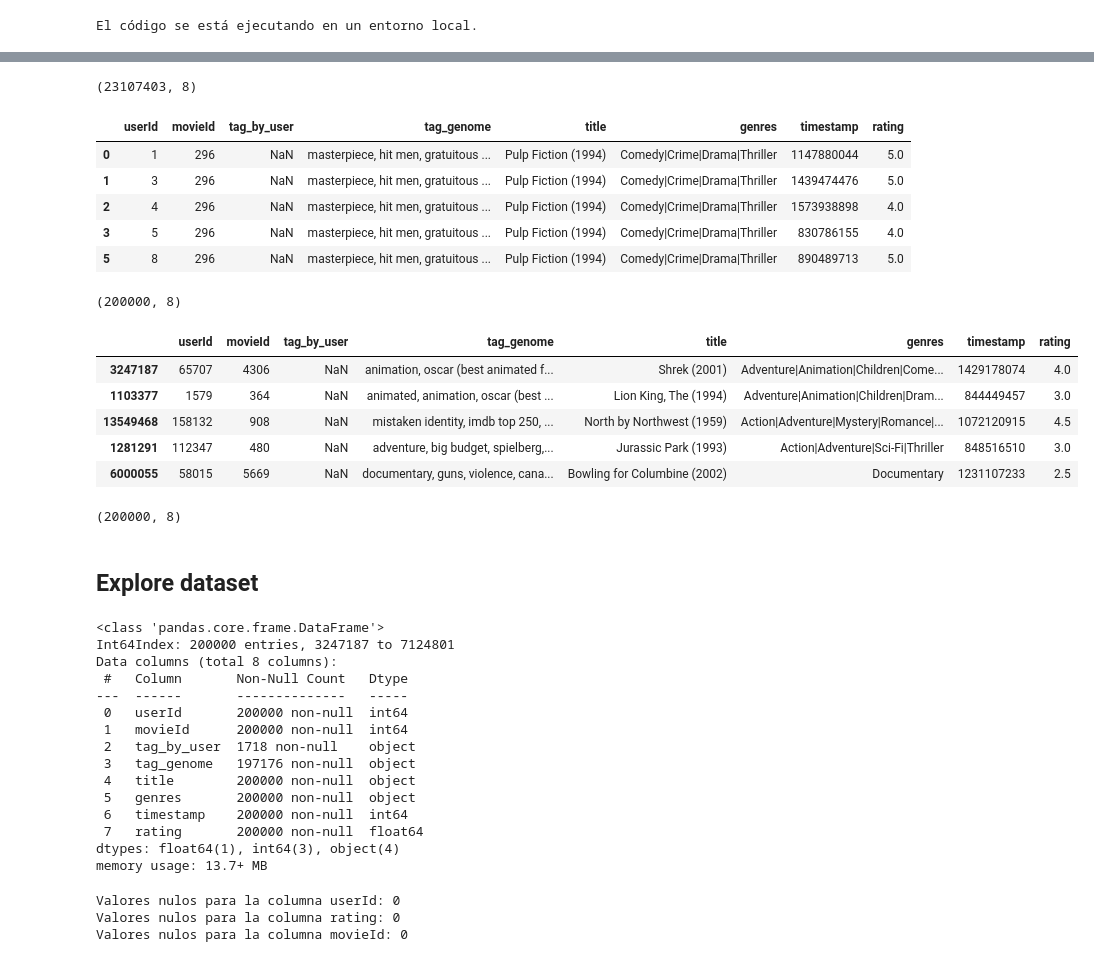
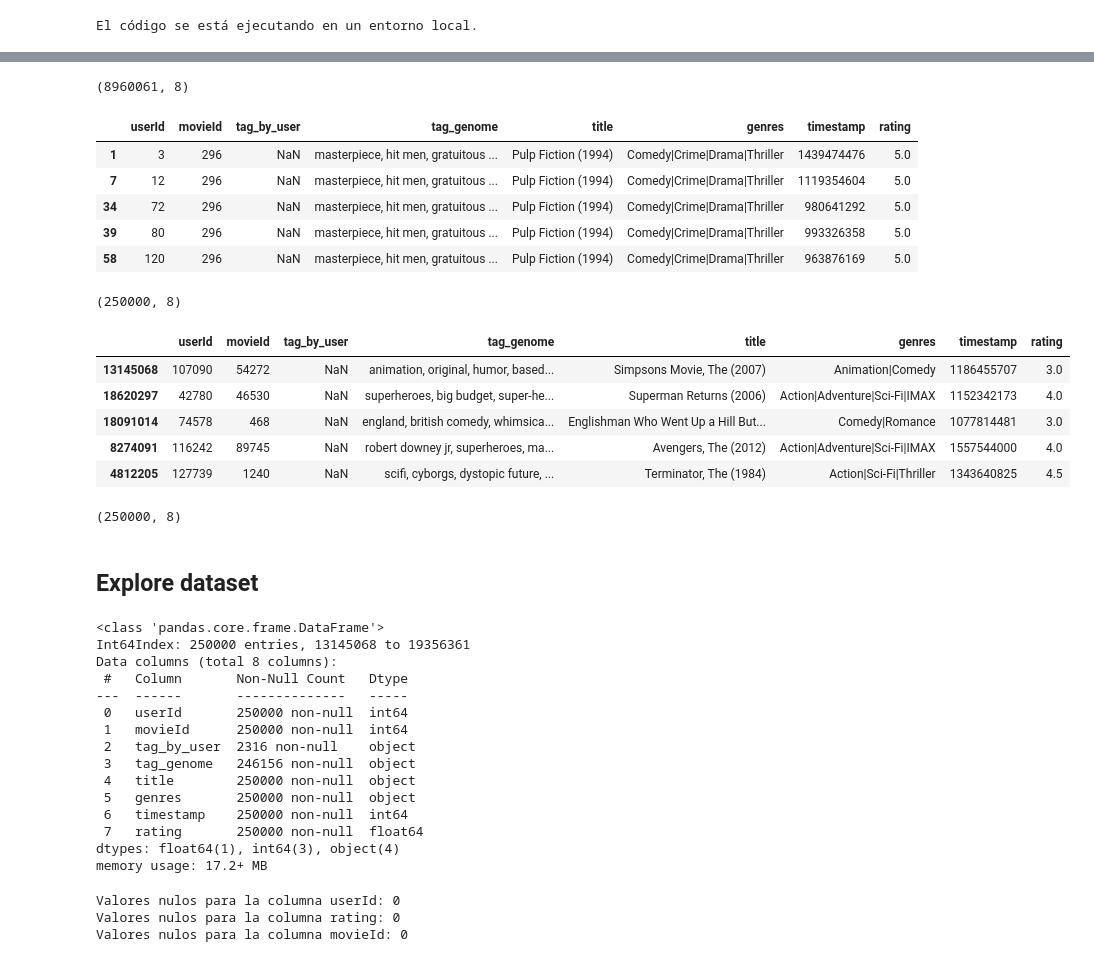
Before and after one commit to Jaime44/WorkSpace, a Jupyter notebook: models/neural network/00_NN_Recommender_system_movie.ipynb, the cells around one changed output, grey strips where cells are left out. Cells and saved outputs as stored; diff of their text form; code cells hidden in the pictures.

```diff
--- a/models/neural network/00_NN_Recommender_system_movie.ipynb
+++ b/models/neural network/00_NN_Recommender_system_movie.ipynb
@@ -104,7 +99,7 @@ dataFrame_without_ohe.head()
 | 4 | 7 | 296 | NaN | masterpiece, hit men, gratuitous ... | Pulp Fiction (1994) | Comedy|Crime|Drama|Thriller | 835444730 | 4.0 |
 # %%
 # Filtrar usuarios con al menos x calificaciones
-min_n_ratings=50
+min_n_ratings=500
 df_aux = dataFrame_without_ohe.copy()
 df_filtered_by_ratings_counts = df_aux.groupby('userId').filter(lambda x: len(x) >= min_n_ratings)
 print(df_filtered_by_ratings_counts.shape)
@@ -112,29 +107,29 @@ print(df_filtered_by_ratings_counts.shape)
 # print(df_filtered['userId'].value_counts().sort_values(ascending=True))
 df_filtered_by_ratings_counts.head()
 # %% [output]
-(23107403, 8)
+(8960061, 8)
 |  | userId | movieId | tag_by_user | tag_genome | title | genres | timestamp | rating |
-| 0 | 1 | 296 | NaN | masterpiece, hit men, gratuitous ... | Pulp Fiction (1994) | Comedy|Crime|Drama|Thriller | 1147880044 | 5.0 |
 | 1 | 3 | 296 | NaN | masterpiece, hit men, gratuitous ... | Pulp Fiction (1994) | Comedy|Crime|Drama|Thriller | 1439474476 | 5.0 |
-| 2 | 4 | 296 | NaN | masterpiece, hit men, gratuitous ... | Pulp Fiction (1994) | Comedy|Crime|Drama|Thriller | 1573938898 | 4.0 |
-| 3 | 5 | 296 | NaN | masterpiece, hit men, gratuitous ... | Pulp Fiction (1994) | Comedy|Crime|Drama|Thriller | 830786155 | 4.0 |
-| 5 | 8 | 296 | NaN | masterpiece, hit men, gratuitous ... | Pulp Fiction (1994) | Comedy|Crime|Drama|Thriller | 890489713 | 5.0 |
+| 7 | 12 | 296 | NaN | masterpiece, hit men, gratuitous ... | Pulp Fiction (1994) | Comedy|Crime|Drama|Thriller | 1119354604 | 5.0 |
+| 34 | 72 | 296 | NaN | masterpiece, hit men, gratuitous ... | Pulp Fiction (1994) | Comedy|Crime|Drama|Thriller | 980641292 | 5.0 |
+| 39 | 80 | 296 | NaN | masterpiece, hit men, gratuitous ... | Pulp Fiction (1994) | Comedy|Crime|Drama|Thriller | 993326358 | 5.0 |
+| 58 | 120 | 296 | NaN | masterpiece, hit men, gratuitous ... | Pulp Fiction (1994) | Comedy|Crime|Drama|Thriller | 963876169 | 5.0 |
 # %%
 dataFrame = df_filtered_by_ratings_counts.copy()
 # dataFrame = dataFrame_onehot_encode.copy()
 # %%
-dataFrame = dataFrame.sample(n=200000, random_state=42)
+dataFrame = dataFrame.sample(n=250000, random_state=42)
 df = dataFrame.copy()
 print(df.shape)
 df.head()
 # %% [output]
-(200000, 8)
+(250000, 8)
 |  | userId | movieId | tag_by_user | tag_genome | title | genres | timestamp | rating |
-| 3247187 | 65707 | 4306 | NaN | animation, oscar (best animated f... | Shrek (2001) | Adventure|Animation|Children|Come... | 1429178074 | 4.0 |
-| 1103377 | 1579 | 364 | NaN | animated, animation, oscar (best ... | Lion King, The (1994) | Adventure|Animation|Children|Dram... | 844449457 | 3.0 |
-| 13549468 | 158132 | 908 | NaN | mistaken identity, imdb top 250, ... | North by Northwest (1959) | Action|Adventure|Mystery|Romance|... | 1072120915 | 4.5 |
-| 1281291 | 112347 | 480 | NaN | adventure, big budget, spielberg,... | Jurassic Park (1993) | Action|Adventure|Sci-Fi|Thriller | 848516510 | 3.0 |
-| 6000055 | 58015 | 5669 | NaN | documentary, guns, violence, cana... | Bowling for Columbine (2002) | Documentary | 1231107233 | 2.5 |
+| 13145068 | 107090 | 54272 | NaN | animation, original, humor, based... | Simpsons Movie, The (2007) | Animation|Comedy | 1186455707 | 3.0 |
+| 18620297 | 42780 | 46530 | NaN | superheroes, big budget, super-he... | Superman Returns (2006) | Action|Adventure|Sci-Fi|IMAX | 1152342173 | 4.0 |
+| 18091014 | 74578 | 468 | NaN | england, british comedy, whimsica... | Englishman Who Went Up a Hill But... | Comedy|Romance | 1077814481 | 3.0 |
+| 8274091 | 116242 | 89745 | NaN | robert downey jr, superheroes, ma... | Avengers, The (2012) | Action|Adventure|Sci-Fi|IMAX | 1557544000 | 4.0 |
+| 4812205 | 127739 | 1240 | NaN | scifi, cyborgs, dystopic future, ... | Terminator, The (1984) | Action|Sci-Fi|Thriller | 1343640825 | 4.5 |
 # %%
 # import pandas as pd
 
@@ -158,27 +153,27 @@ df = df[~df.duplicated(subset=['userId', 'movieId'], keep='first')]
 # %%
 df.shape
 # %% [output]
-(200000, 8)
+(250000, 8)
 # %% [markdown]
 ## Explore dataset
 # %%
 df.info()
 # %% [output]
 <class 'pandas.core.frame.DataFrame'>
-Int64Index: 200000 entries, 3247187 to 7124801
+Int64Index: 250000 entries, 13145068 to 19356361
 Data columns (total 8 columns):
  #   Column       Non-Null Count   Dtype
 ---  ------       --------------   -----
- 0   userId       200000 non-null  int64
- 1   movieId      200000 non-null  int64
- 2   tag_by_user  1718 non-null    object
- 3   tag_genome   197176 non-null  object
- 4   title        200000 non-null  object
- 5   genres       200000 non-null  object
- 6   timestamp    200000 non-null  int64
- 7   rating       200000 non-null  float64
+ 0   userId       250000 non-null  int64
+ 1   movieId      250000 non-null  int64
+ 2   tag_by_user  2316 non-null    object
+ 3   tag_genome   246156 non-null  object
+ 4   title        250000 non-null  object
+ 5   genres       250000 non-null  object
+ 6   timestamp    250000 non-null  int64
+ 7   rating       250000 non-null  float64
 dtypes: float64(1), int64(3), object(4)
-memory usage: 13.7+ MB
+memory usage: 17.2+ MB
 # %%
 # Valores nulos
 print(f"Valores nulos para la columna userId: {df['userId'].isnull().sum()}")
```
Also changed, not shown: parts of 83 cells of this notebook, 3 other files.
